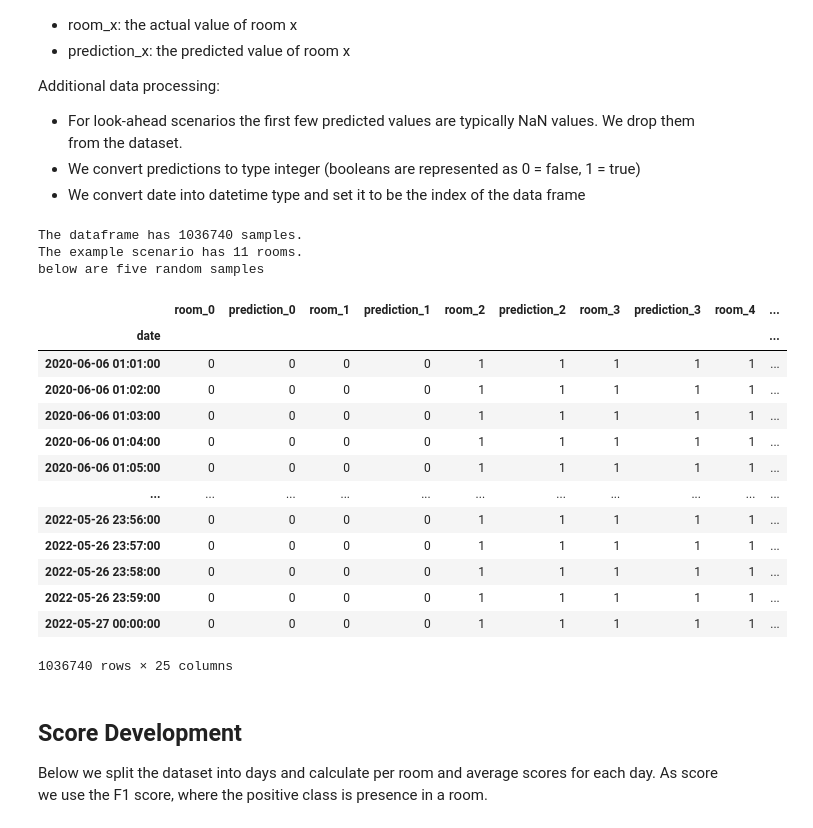
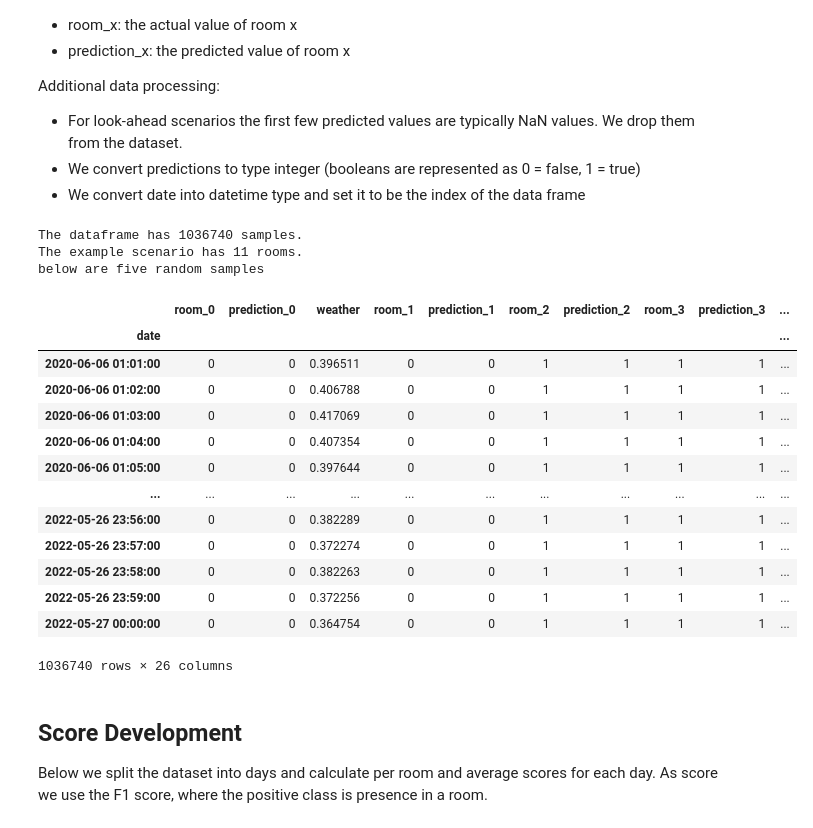
Before and after one commit to frank-trollmann/evohome, a Jupyter notebook: examples/simple_scenario/notebooks/model_evaluation.ipynb, the cells around one changed output. Cells and saved outputs as stored; diff of their text form; code cells hidden in the pictures.

```diff
--- a/examples/simple_scenario/notebooks/model_evaluation.ipynb
+++ b/examples/simple_scenario/notebooks/model_evaluation.ipynb
@@ -34,40 +36,42 @@ Additional data processing:
 - We convert predictions to type integer (booleans are represented as 0 = false, 1 = true)
 - We convert date into datetime type and set it to be the index of the data frame
 # %%
+scenario = create_simple_scenario()
 data_frame = pd.read_pickle("examples/simple_scenario/data/running.pickle")
-nr_rooms = (len(data_frame.columns) - 3) // 2
+room_names = scenario.get_room_names()
+nr_rooms = len(room_names)
 data_frame.dropna(axis = 0, how = "any", inplace = True)
 
 for index in range(nr_rooms):
     column = "prediction_" + str(index)
     data_frame[column] = data_frame[column].astype('int32')
 
 data_frame["date"] = pd.to_datetime(data_frame["date"])
 data_frame.set_index(pd.DatetimeIndex(data_frame["date"]), inplace=True)
 data_frame.drop("date", axis = 1, inplace= True)
 
 print(f"The dataframe has {len(data_frame)} samples.")
 print(f"The example scenario has {nr_rooms} rooms.")
 print("below are five random samples")
 data_frame
 # %% [output]
 The dataframe has 1036740 samples.
 The example scenario has 11 rooms.
 below are five random samples
-|  | room_0 | prediction_0 | room_1 | prediction_1 | room_2 | prediction_2 | room_3 | prediction_3 | room_4 | ... |
+|  | room_0 | prediction_0 | weather | room_1 | prediction_1 | room_2 | prediction_2 | room_3 | prediction_3 | ... |
 | date |  |  |  |  |  |  |  |  |  | ... |
-| 2020-06-06 01:01:00 | 0 | 0 | 0 | 0 | 1 | 1 | 1 | 1 | 1 | ... |
-| 2020-06-06 01:02:00 | 0 | 0 | 0 | 0 | 1 | 1 | 1 | 1 | 1 | ... |
-| 2020-06-06 01:03:00 | 0 | 0 | 0 | 0 | 1 | 1 | 1 | 1 | 1 | ... |
-| 2020-06-06 01:04:00 | 0 | 0 | 0 | 0 | 1 | 1 | 1 | 1 | 1 | ... |
-| 2020-06-06 01:05:00 | 0 | 0 | 0 | 0 | 1 | 1 | 1 | 1 | 1 | ... |
+| 2020-06-06 01:01:00 | 0 | 0 | 0.396511 | 0 | 0 | 1 | 1 | 1 | 1 | ... |
+| 2020-06-06 01:02:00 | 0 | 0 | 0.406788 | 0 | 0 | 1 | 1 | 1 | 1 | ... |
+| 2020-06-06 01:03:00 | 0 | 0 | 0.417069 | 0 | 0 | 1 | 1 | 1 | 1 | ... |
+| 2020-06-06 01:04:00 | 0 | 0 | 0.407354 | 0 | 0 | 1 | 1 | 1 | 1 | ... |
+| 2020-06-06 01:05:00 | 0 | 0 | 0.397644 | 0 | 0 | 1 | 1 | 1 | 1 | ... |
 | ... | ... | ... | ... | ... | ... | ... | ... | ... | ... | ... |
-| 2022-05-26 23:56:00 | 0 | 0 | 0 | 0 | 1 | 1 | 1 | 1 | 1 | ... |
-| 2022-05-26 23:57:00 | 0 | 0 | 0 | 0 | 1 | 1 | 1 | 1 | 1 | ... |
-| 2022-05-26 23:58:00 | 0 | 0 | 0 | 0 | 1 | 1 | 1 | 1 | 1 | ... |
-| 2022-05-26 23:59:00 | 0 | 0 | 0 | 0 | 1 | 1 | 1 | 1 | 1 | ... |
-| 2022-05-27 00:00:00 | 0 | 0 | 0 | 0 | 1 | 1 | 1 | 1 | 1 | ... |
+| 2022-05-26 23:56:00 | 0 | 0 | 0.382289 | 0 | 0 | 1 | 1 | 1 | 1 | ... |
+| 2022-05-26 23:57:00 | 0 | 0 | 0.372274 | 0 | 0 | 1 | 1 | 1 | 1 | ... |
+| 2022-05-26 23:58:00 | 0 | 0 | 0.382263 | 0 | 0 | 1 | 1 | 1 | 1 | ... |
+| 2022-05-26 23:59:00 | 0 | 0 | 0.372256 | 0 | 0 | 1 | 1 | 1 | 1 | ... |
+| 2022-05-27 00:00:00 | 0 | 0 | 0.364754 | 0 | 0 | 1 | 1 | 1 | 1 | ... |
-1036740 rows × 25 columns
+1036740 rows × 26 columns
 # %% [markdown]
 ## Score Development
 
```
Also changed, not shown: parts of 4 cells of this notebook, 5 other files.
